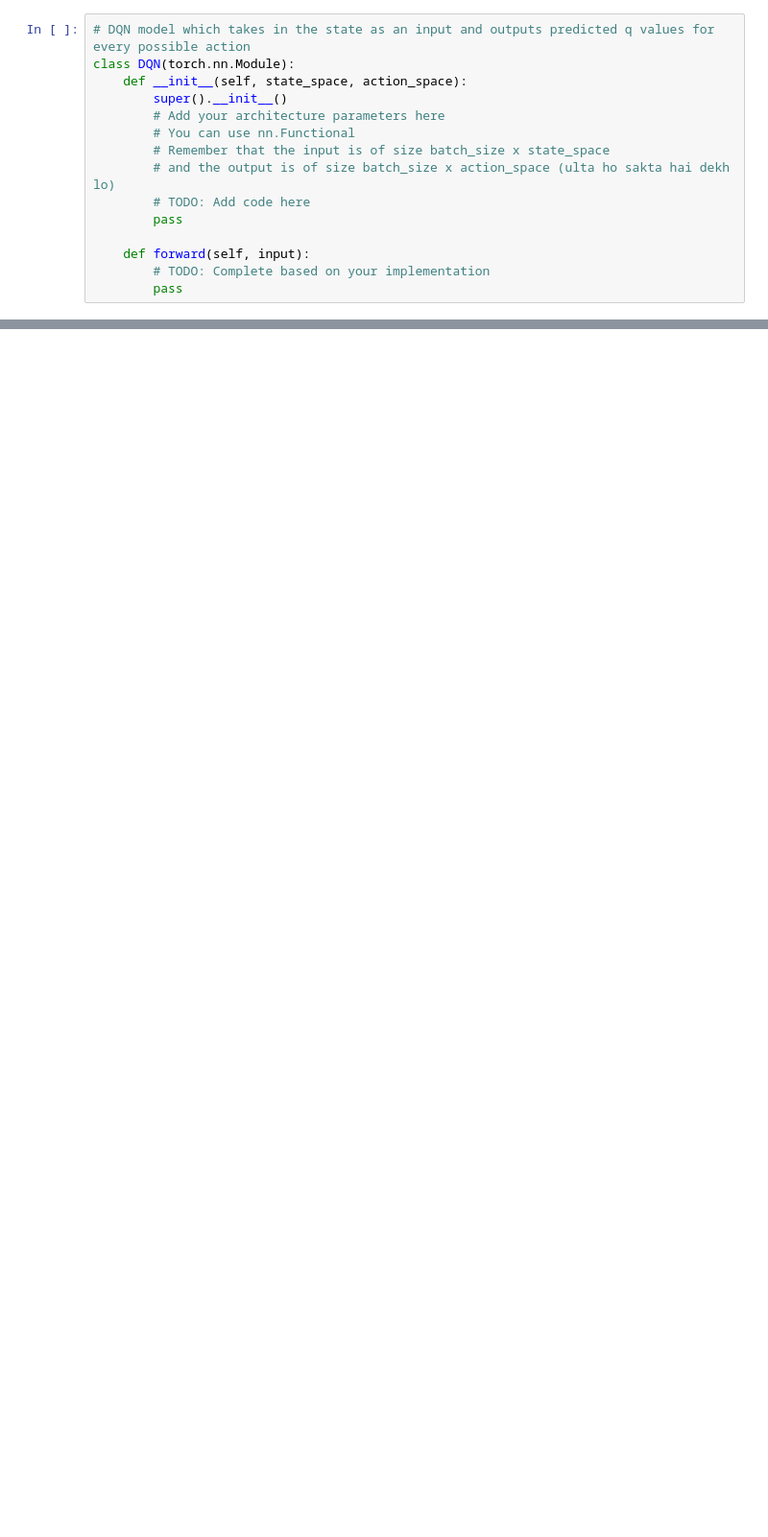
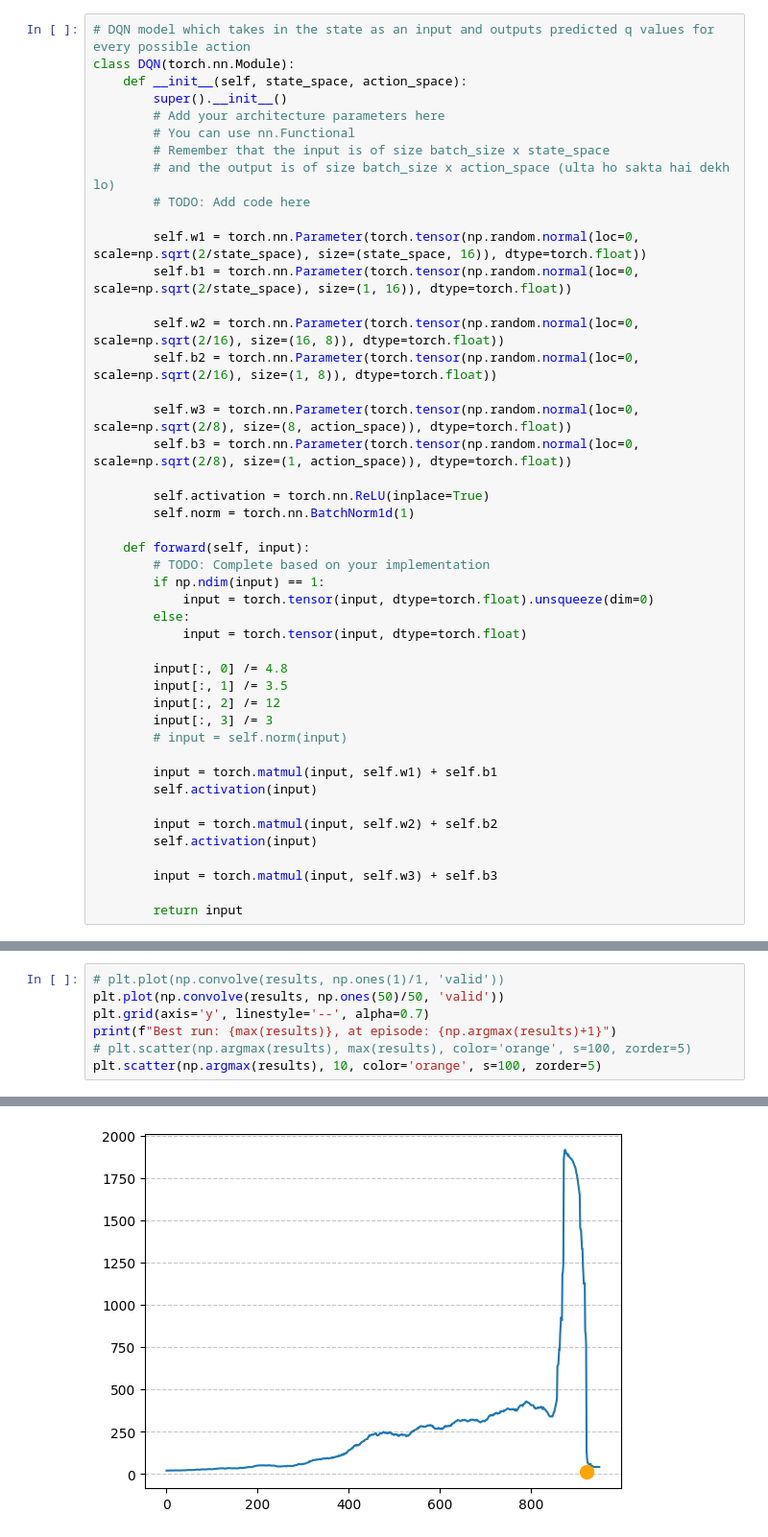
Before and after one commit to ujjwalyash/Battle-Of-The-Bots-SOC-2025, a Jupyter notebook: Week2/Week2_DQN.ipynb, the cells around one changed output, grey strips where cells are left out. Shown: that part at 96% size. Saved outputs shown, nothing was run; the diff lists cells and outputs as text; blank space fills up the shorter version.

```diff
--- a/Week2/Week2_DQN.ipynb
+++ b/Week2/Week2_DQN.ipynb
@@ -16,11 +18,41 @@ class DQN(torch.nn.Module):
         # Remember that the input is of size batch_size x state_space
         # and the output is of size batch_size x action_space (ulta ho sakta hai dekh lo)
         # TODO: Add code here
-        pass
+
+        self.w1 = torch.nn.Parameter(torch.tensor(np.random.normal(loc=0, scale=np.sqrt(2/state_space), size=(state_space, 16)), dtype=torch.float))
+        self.b1 = torch.nn.Parameter(torch.tensor(np.random.normal(loc=0, scale=np.sqrt(2/state_space), size=(1, 16)), dtype=torch.float))
+
+        self.w2 = torch.nn.Parameter(torch.tensor(np.random.normal(loc=0, scale=np.sqrt(2/16), size=(16, 8)), dtype=torch.float))
+        self.b2 = torch.nn.Parameter(torch.tensor(np.random.normal(loc=0, scale=np.sqrt(2/16), size=(1, 8)), dtype=torch.float))
+
+        self.w3 = torch.nn.Parameter(torch.tensor(np.random.normal(loc=0, scale=np.sqrt(2/8), size=(8, action_space)), dtype=torch.float))
+        self.b3 = torch.nn.Parameter(torch.tensor(np.random.normal(loc=0, scale=np.sqrt(2/8), size=(1, action_space)), dtype=torch.float))
+
+        self.activation = torch.nn.ReLU(inplace=True)
+        self.norm = torch.nn.BatchNorm1d(1)
 
     def forward(self, input):
         # TODO: Complete based on your implementation
-        pass
+        if np.ndim(input) == 1:
+            input = torch.tensor(input, dtype=torch.float).unsqueeze(dim=0)
+        else:
+            input = torch.tensor(input, dtype=torch.float)
+
+        input[:, 0] /= 4.8
+        input[:, 1] /= 3.5
+        input[:, 2] /= 12
+        input[:, 3] /= 3
+        # input = self.norm(input)
+
+        input = torch.matmul(input, self.w1) + self.b1
+        self.activation(input)
+
+        input = torch.matmul(input, self.w2) + self.b2
+        self.activation(input)
+
+        input = torch.matmul(input, self.w3) + self.b3
+
+        return input
 # %%
 # While training neural networks, we split the data into batches.
 # To improve the training, we need to remove the "correlation" between game states
@@ -46,0 +194,8 @@ class ExperienceBuffer:
+# %%
+# plt.plot(np.convolve(results, np.ones(1)/1, 'valid'))
+plt.plot(np.convolve(results, np.ones(50)/50, 'valid'))
+plt.grid(axis='y', linestyle='--', alpha=0.7)
+print(f"Best run: {max(results)}, at episode: {np.argmax(results)+1}")
+# plt.scatter(np.argmax(results), max(results), color='orange', s=100, zorder=5)
+plt.scatter(np.argmax(results), 10, color='orange', s=100, zorder=5)
+# %% [output]
@@ -47,3 +204,4 @@ class ExperienceBuffer:
+[figure, added]
 # %%
 def evaluate_cartpole_model(model, episodes=10, render=True):
     env = gym.make("CartPole-v1", render_mode="human" if render else None)
```
Also changed, not shown: parts of 38 cells of this notebook, 4 other files.
